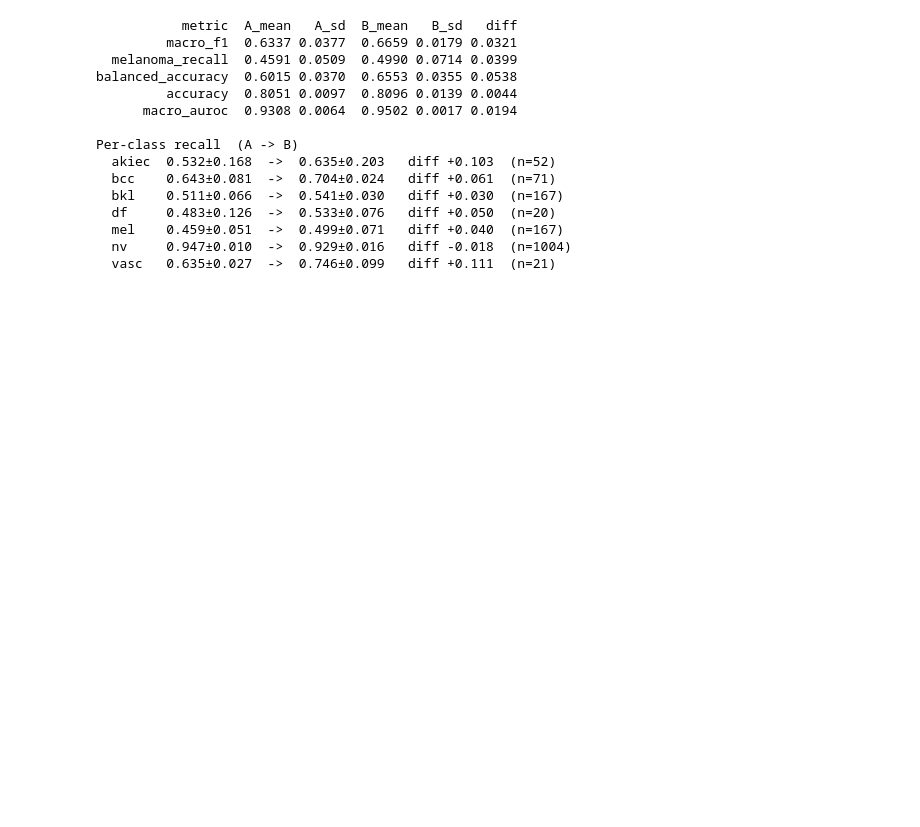
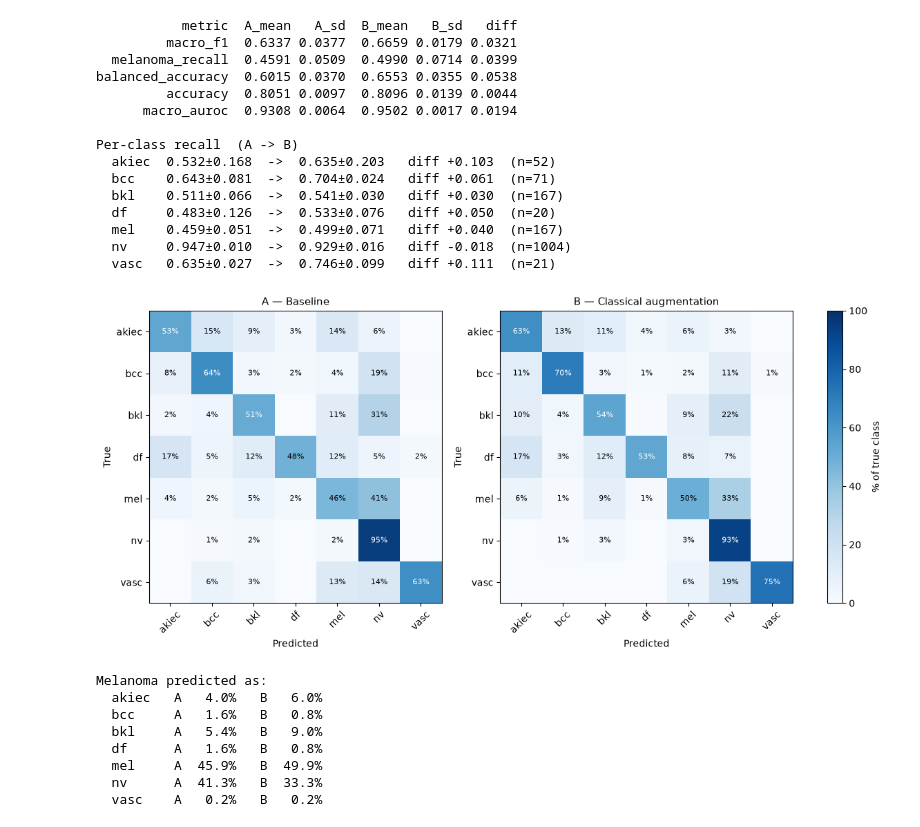
Before and after one commit to Ashwani997-Singh/thesis-skin-lesion, a Jupyter notebook: notebooks/02_baseline.ipynb, the cells around one changed output. Cells and saved outputs as stored; diff of their text form; code cells hidden in the pictures; blank space fills up the shorter version.

Commit message:
Add Figure 7: confusion matrices for A and B. Melanoma-to-nevus confusion 41.3% -> 33.3% with classical augmentation

```diff
--- a/notebooks/02_baseline.ipynb
+++ b/notebooks/02_baseline.ipynb
@@ -329,3 +329,50 @@ Per-class recall  (A -> B)
   mel    0.459±0.051  ->  0.499±0.071   diff +0.040  (n=167)
   nv     0.947±0.010  ->  0.929±0.016   diff -0.018  (n=1004)
   vasc   0.635±0.027  ->  0.746±0.099   diff +0.111  (n=21)
+# %%
+import numpy as np
+import matplotlib.pyplot as plt
+from src.data import CLASSES
+
+# Average the confusion matrices across the three seeds
+cm_A = np.mean([np.array(results[s]["confusion_matrix"]) for s in seeds], axis=0)
+cm_B = np.mean([np.array(results_B[s]["confusion_matrix"]) for s in seeds], axis=0)
+
+# Row-normalise: each row shows where that true class actually went
+cm_A_pct = cm_A / cm_A.sum(axis=1, keepdims=True) * 100
+cm_B_pct = cm_B / cm_B.sum(axis=1, keepdims=True) * 100
+
+fig, axes = plt.subplots(1, 2, figsize=(13, 5.5))
+for ax, cm, title in [(axes[0], cm_A_pct, "A — Baseline"),
+                      (axes[1], cm_B_pct, "B — Classical augmentation")]:
+    im = ax.imshow(cm, cmap="Blues", vmin=0, vmax=100)
+    ax.set_xticks(range(7)); ax.set_xticklabels(CLASSES, rotation=45)
+    ax.set_yticks(range(7)); ax.set_yticklabels(CLASSES)
+    ax.set_xlabel("Predicted"); ax.set_ylabel("True")
+    ax.set_title(title, fontsize=11)
+    for i in range(7):
+        for j in range(7):
+            v = cm[i, j]
+            if v >= 0.5:
+                ax.text(j, i, f"{cm[i,j]:.0f}%", ha="center", va="center",
+                        fontsize=8, color="white" if cm[i, j] > 50 else "black")
+
+fig.colorbar(im, ax=axes, fraction=0.025, label="% of true class")
+plt.savefig("results/figures/fig07_confusion_matrices.png")
+plt.show()
+
+# Where does melanoma actually go?
+mi = CLASSES.index("mel")
+print("Melanoma predicted as:")
+for j, c in enumerate(CLASSES):
+    print(f"  {c:6s}  A {cm_A_pct[mi, j]:5.1f}%   B {cm_B_pct[mi, j]:5.1f}%")
+# %% [output]
+[figure, added]
+Melanoma predicted as:
+  akiec   A   4.0%   B   6.0%
+  bcc     A   1.6%   B   0.8%
+  bkl     A   5.4%   B   9.0%
+  df      A   1.6%   B   0.8%
+  mel     A  45.9%   B  49.9%
+  nv      A  41.3%   B  33.3%
+  vasc    A   0.2%   B   0.2%
```
Also changed, not shown: 1 other file.
